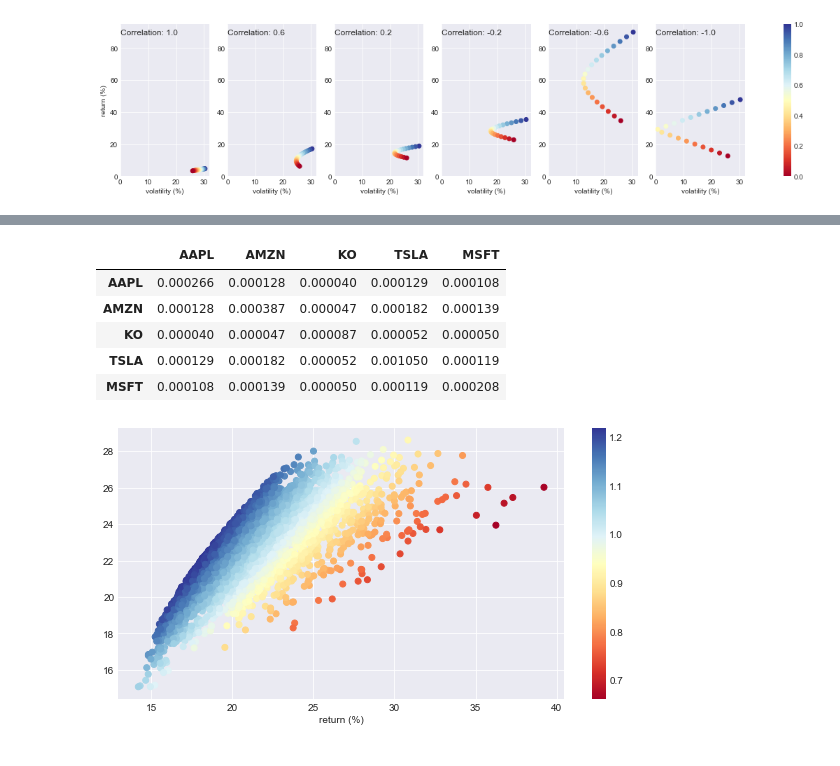
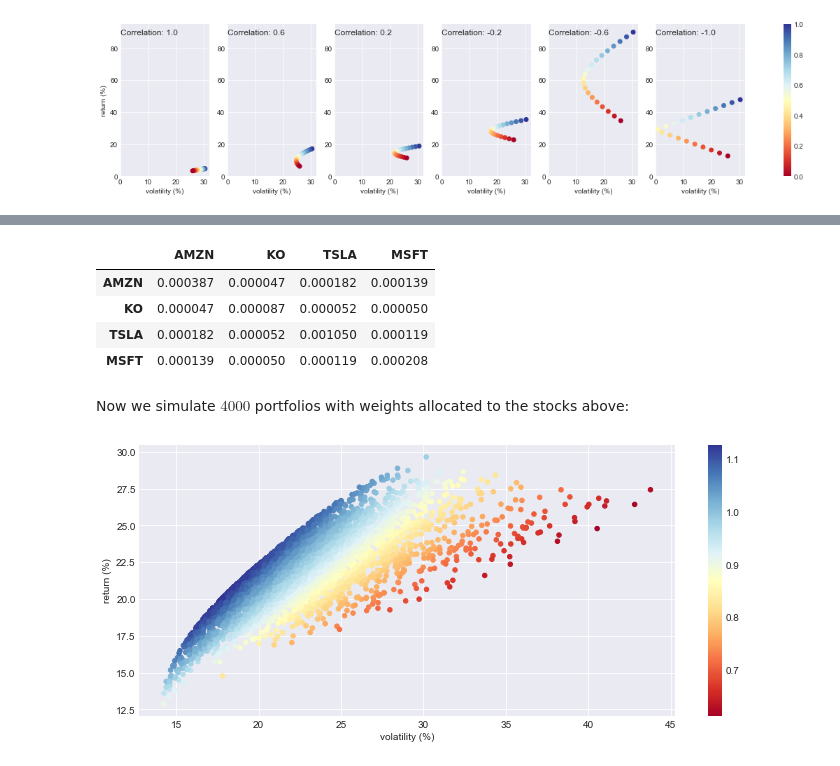
Before and after one commit to z4ir3/finance-courses, a Jupyter notebook: week-2.ipynb, the cells around one changed output, grey strips where cells are left out. Saved outputs shown, nothing was run; the diff lists cells and outputs as text; code cells hidden in the pictures.

Commit message:
update example from US stocks

```diff
--- a/week-2.ipynb
+++ b/week-2.ipynb
@@ -173,5 +170,5 @@ Now we will get the timeseries of some stocks of the US economy and see how to c
 # %%
-tickers  = ['AAPL','AMZN','KO','TSLA','MSFT']
+tickers  = ['AMZN','KO','TSLA','MSFT']
 n_assets = len(tickers)
 
 stocks = pd.DataFrame()
@@ -203,37 +200,31 @@ rets.tail()
 # %%
 # compute the mean daily returns and the covariance of daily returns of the two assets
-mean_rets = rets.mean()
-std_rets  = rets.std()
-cov_rets  = rets.cov()
+mean_rets = daily_rets.mean()
+std_rets  = daily_rets.std()
+cov_rets  = daily_rets.cov()
+cov_rets
+# %% [output]
+|  | AMZN | KO | TSLA | MSFT |
+| AMZN | 0.000387 | 0.000047 | 0.000182 | 0.000139 |
+| KO | 0.000047 | 0.000087 | 0.000052 | 0.000050 |
+| TSLA | 0.000182 | 0.000052 | 0.001050 | 0.000119 |
+| MSFT | 0.000139 | 0.000050 | 0.000119 | 0.000208 |
-# %%
-cov_rets
-# %% [output]
-|  | AAPL | AMZN | KO | TSLA | MSFT |
-| AAPL | 0.000266 | 0.000128 | 0.000040 | 0.000129 | 0.000108 |
-| AMZN | 0.000128 | 0.000387 | 0.000047 | 0.000182 | 0.000139 |
-| KO | 0.000040 | 0.000047 | 0.000087 | 0.000052 | 0.000050 |
-| TSLA | 0.000129 | 0.000182 | 0.000052 | 0.001050 | 0.000119 |
-| MSFT | 0.000108 | 0.000139 | 0.000050 | 0.000119 | 0.000208 |
+# %% [markdown]
+Now we simulate $4000$ portfolios with weights allocated to the stocks above:
 # %%
 periods_per_year = 252
 num_portfolios   = 4000
-portfolios       = pd.DataFrame(columns=["return","volatility","sharpe ratio"])
+portfolios       = pd.DataFrame(columns=["return","volatility","sharpe ratio","w1","w2","w3","w4"])
 risk_free_rate   = 0
 
 for i in range(num_portfolios):
-    #select random weights for portfolio holdings
+    # select random weights
     weights = np.random.random(n_assets)
-
-    #print(weights)
-
-    #rebalance weights to sum to 1
+    # and rescale them to sum to 1
     weights /= np.sum(weights)
 
-    #print(weights)
-
-
     # portfolio returns:
-    ann_rets      = erk.annualize_rets(rets, periods_per_year)
+    ann_rets      = erk.annualize_rets(daily_rets, periods_per_year)
     portfolio_ret = np.dot(weights, ann_rets)
     # or directly compute this way
     #portfolio_ret = np.sum( mean_rets * weights ) * periods_per_year
@@ -244,22 +235,21 @@ for i in range(num_portfolios):
     # portfolio sharpe ratio
     portfolio_spr = erk.sharpe_ratio_2(portfolio_ret, risk_free_rate, periods_per_year, v=portfolio_std,)
 
-    #print(portfolio_ret)
-    #print(portfolio_std)
-    #print(portfolio_spr)
-
-    portfolios = portfolios.append( {"return":portfolio_ret, "volatility":portfolio_std, "sharpe ratio":portfolio_spr}, ignore_index=True)
-
-#portfolios
+    # create dataframe
+    portfolios = portfolios.append( {"return":portfolio_ret,
+                                     "volatility":portfolio_std,
+                                     "sharpe ratio":portfolio_spr,
+                                     "w1": weights[0], "w2": weights[1], "w3": weights[2], "w4": weights[3]},
+                                     ignore_index=True)
 # %%
-#create scatter plot coloured by Sharpe Ratio
-fig = plt.figure(figsize=(10,5))
-plt.scatter(portfolios["volatility"]*100, portfolios["return"]*100, c=portfolios["sharpe ratio"], cmap='RdYlBu')
+# create scatter plot coloured by sharpe ratio
+fig = plt.figure(figsize=(12,5))
+plt.scatter(portfolios["volatility"]*100, portfolios["return"]*100, c=portfolios["sharpe ratio"], s=20, edgecolor=None, cmap='RdYlBu')
 plt.xlabel("volatility (%)")
-plt.xlabel("return (%)")
+plt.ylabel("return (%)")
 plt.colorbar()
 plt.grid()
 # %% [output]
-[figure, old version]
+[figure, new version]
 # %% [markdown]
 We can see, for example, that if the investor is targeting **a return of $20\%$**, this can be achieved by holding
```
Also changed, not shown: parts of 9 cells of this notebook.
